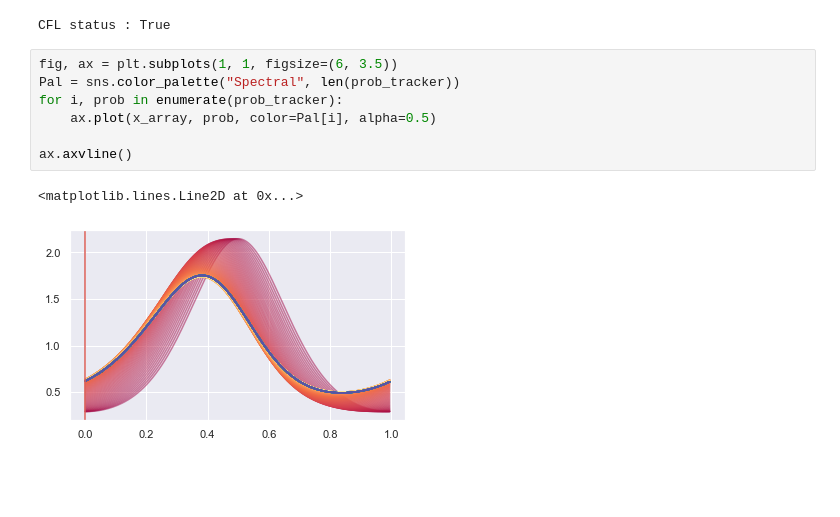
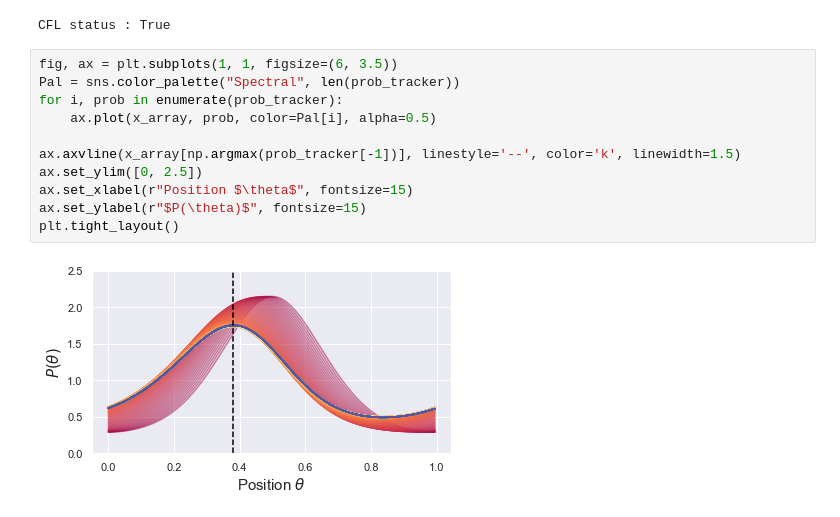
Before and after one commit to StevenJLarge/FokkerPlanck, a Jupyter notebook: notebooks/06-slarge-periodic-system.ipynb, the cells around one changed output. Saved outputs shown, nothing was run; the diff lists cells and outputs as text; blank space fills up the shorter version.

```diff
--- a/notebooks/06-slarge-periodic-system.ipynb
+++ b/notebooks/06-slarge-periodic-system.ipynb
@@ -189,10 +189,13 @@ CFL status : True
 # %%
 fig, ax = plt.subplots(1, 1, figsize=(6, 3.5))
 Pal = sns.color_palette("Spectral", len(prob_tracker))
 for i, prob in enumerate(prob_tracker):
     ax.plot(x_array, prob, color=Pal[i], alpha=0.5)
 
-ax.axvline()
+ax.axvline(x_array[np.argmax(prob_tracker[-1])], linestyle='--', color='k', linewidth=1.5)
+ax.set_ylim([0, 2.5])
+ax.set_xlabel(r"Position $\theta$", fontsize=15)
+ax.set_ylabel(r"$P(\theta)$", fontsize=15)
+plt.tight_layout()
 # %% [output]
-<matplotlib.lines.Line2D at 0x...>
-[figure, old version]
+[figure, new version]
```
Also changed, not shown: parts of 1 cell of this notebook.
